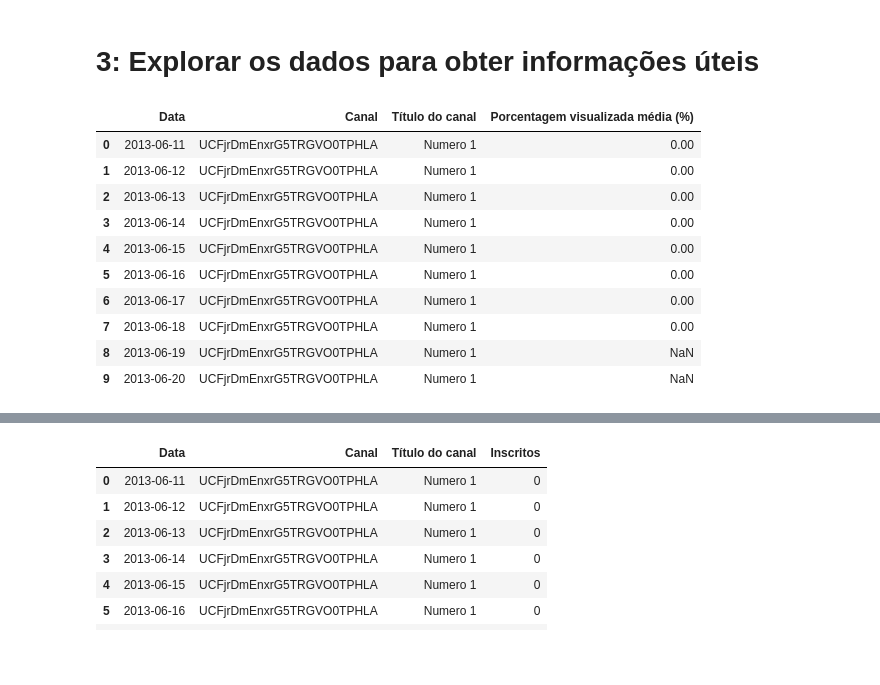
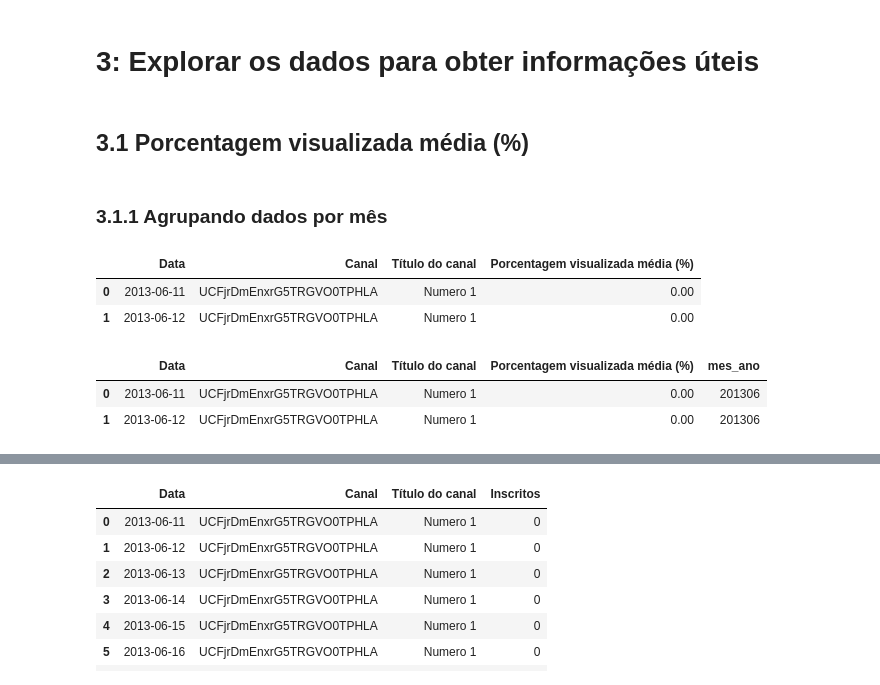
Before and after one commit to casjunior93/demoday-tera-previsao-de-retorno-de-adsense, a Jupyter notebook: Projeto_Tera.ipynb, the cells around one changed output, grey strips where cells are left out. Cells and saved outputs as stored; diff of their text form; code cells hidden in the pictures; blank space fills up the shorter version.

```diff
--- a/Projeto_Tera.ipynb
+++ b/Projeto_Tera.ipynb
@@ -39,6 +39,9 @@ plt.rc('ytick', labelsize=18)
 
 # Métricas
 from sklearn.metrics import mean_squared_error, mean_absolute_error
+
+#Configura o pandas para não exibir resultados em notação científica
+pd.options.display.float_format = '{:.2f}'.format
 # %% [markdown]
 # Roteiro do Projeto
 # %% [markdown]
@@ -75,17 +78,13 @@ receita = pd.read_csv('/content/drive/MyDrive/ARQUIVOS TERA/Projeto Tera/Dados c
 receita_est_adsense = pd.read_csv('/content/drive/MyDrive/ARQUIVOS TERA/Projeto Tera/Dados csv/receita-est-adsense.csv',sep=',')
 # %% [markdown]
 # 3: Explorar os dados para obter informações úteis
+# %% [markdown]
+## 3.1 Porcentagem visualizada média (%)
+# %% [markdown]
+### 3.1.1 Agrupando dados por mês
 # %%
-dados.head(10)
+dados.head(2)
 # %% [output]
 |  | Data | Canal | Título do canal | Porcentagem visualizada média (%) |
 | 0 | 2013-06-11 | UCFjrDmEnxrG5TRGVO0TPHLA | Numero 1 | 0.00 |
 | 1 | 2013-06-12 | UCFjrDmEnxrG5TRGVO0TPHLA | Numero 1 | 0.00 |
-| 2 | 2013-06-13 | UCFjrDmEnxrG5TRGVO0TPHLA | Numero 1 | 0.00 |
-| 3 | 2013-06-14 | UCFjrDmEnxrG5TRGVO0TPHLA | Numero 1 | 0.00 |
-| 4 | 2013-06-15 | UCFjrDmEnxrG5TRGVO0TPHLA | Numero 1 | 0.00 |
-| 5 | 2013-06-16 | UCFjrDmEnxrG5TRGVO0TPHLA | Numero 1 | 0.00 |
-| 6 | 2013-06-17 | UCFjrDmEnxrG5TRGVO0TPHLA | Numero 1 | 0.00 |
-| 7 | 2013-06-18 | UCFjrDmEnxrG5TRGVO0TPHLA | Numero 1 | 0.00 |
-| 8 | 2013-06-19 | UCFjrDmEnxrG5TRGVO0TPHLA | Numero 1 | NaN |
-| 9 | 2013-06-20 | UCFjrDmEnxrG5TRGVO0TPHLA | Numero 1 | NaN |
@@ -91,0 +95,6 @@ dados.head(10)
+# %%
+dados.head(2)
+# %% [output]
+|  | Data | Canal | Título do canal | Porcentagem visualizada média (%) | mes_ano |
+| 0 | 2013-06-11 | UCFjrDmEnxrG5TRGVO0TPHLA | Numero 1 | 0.00 | 201306 |
+| 1 | 2013-06-12 | UCFjrDmEnxrG5TRGVO0TPHLA | Numero 1 | 0.00 | 201306 |
```
Also changed, not shown: parts of 90 cells of this notebook.
